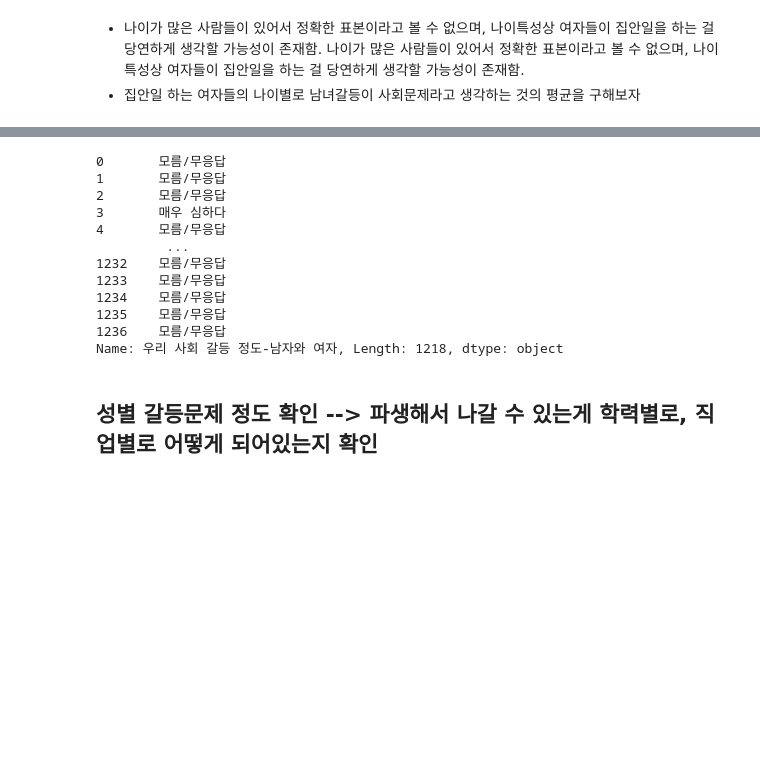
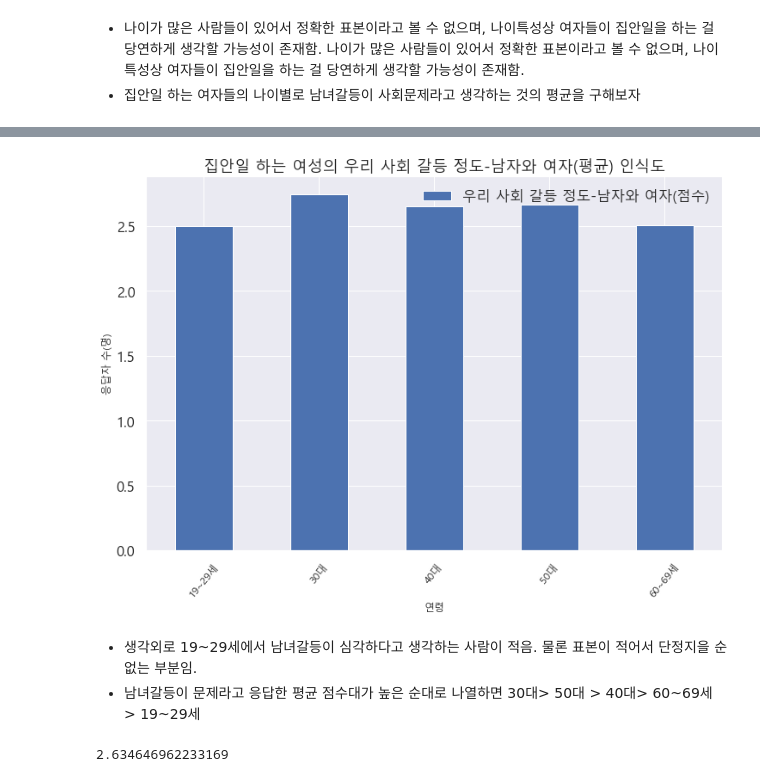
Before and after one commit to Inundata/2020_labor_final_project, a Jupyter notebook: 0. project_cleaning.ipynb, the cells around one changed output, grey strips where cells are left out. Cells and saved outputs as stored; diff of their text form; code cells hidden in the pictures; blank space fills up the shorter version.

```diff
--- a/0. project_cleaning.ipynb
+++ b/0. project_cleaning.ipynb
@@ -1060,17 +1048,23 @@ Name: 우리 사회 갈등 정도-남자와 여자(점수), Length: 1218, dtype:
+# %%
+plot = temp_chores[['연령', '우리 사회 갈등 정도-남자와 여자(점수)']].groupby(['연령']).mean().plot.bar(figsize = (12, 8))
+plot.tick_params(
+    axis = 'x',
+    labelrotation = 50,
+    labelsize = 'large'
+)
+plot.set_title('집안일 하는 여성의 우리 사회 갈등 정도-남자와 여자(평균) 인식도')
+plot.set_ylabel('응답자 수(명)', fontsize = 'large')
+plot.set_xlabel('연령', fontsize = 'large')
+plot.legend(loc = 'best')
+plot.get_figure().savefig('../../../대학원/3. 20년 3학기/2. 노동시장과빅데이터분석/3. 기말과제/1. 그림/집안일여성_남녀갈등평균.png', dpi = 150)
+plt.show()
+# %% [output]
+[figure, added]
+# %% [markdown]
+- 생각외로 19~29세에서 남녀갈등이 심각하다고 생각하는 사람이 적음. 물론 표본이 적어서 단정지을 순 없는 부분임.
+- 남녀갈등이 문제라고 응답한 평균 점수대가 높은 순대로 나열하면 30대> 50대 > 40대> 60~69세 > 19~29세
 # %%
-temp_chores['우리 사회 갈등 정도-남자와 여자']
+## 집안일 하는 여성의 전체 평균
+temp_chores['우리 사회 갈등 정도-남자와 여자(점수)'].mean()
 # %% [output]
-0       모름/무응답
-1       모름/무응답
-2       모름/무응답
-3       매우 심하다
-4       모름/무응답
-         ...
-1232    모름/무응답
-1233    모름/무응답
-1234    모름/무응답
-1235    모름/무응답
-1236    모름/무응답
-Name: 우리 사회 갈등 정도-남자와 여자, Length: 1218, dtype: object
+2.634646962233169
-# %% [markdown]
-## 성별 갈등문제 정도 확인 --> 파생해서 나갈 수 있는게 학력별로, 직업별로 어떻게 되어있는지 확인
```
Also changed, not shown: parts of 5 cells of this notebook.
